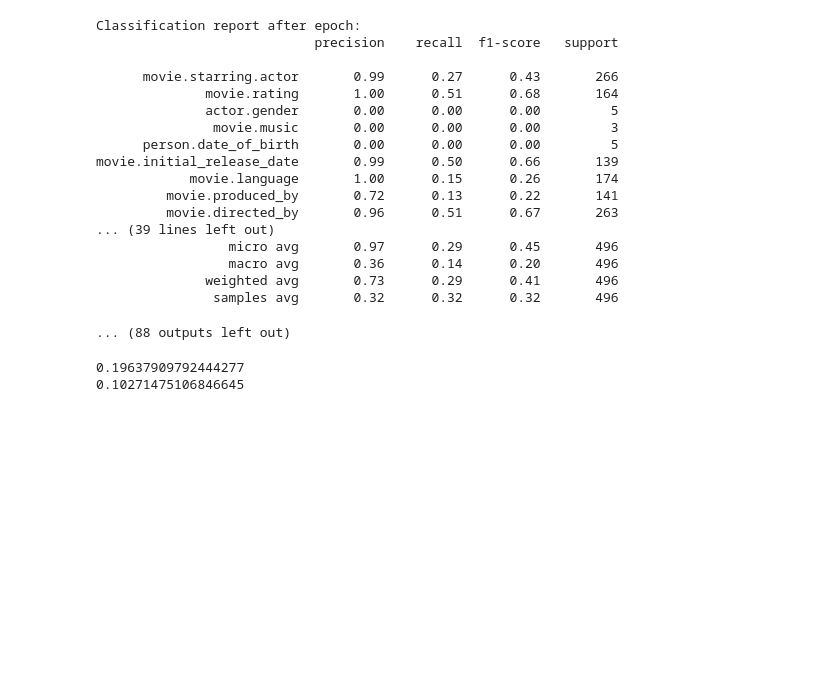
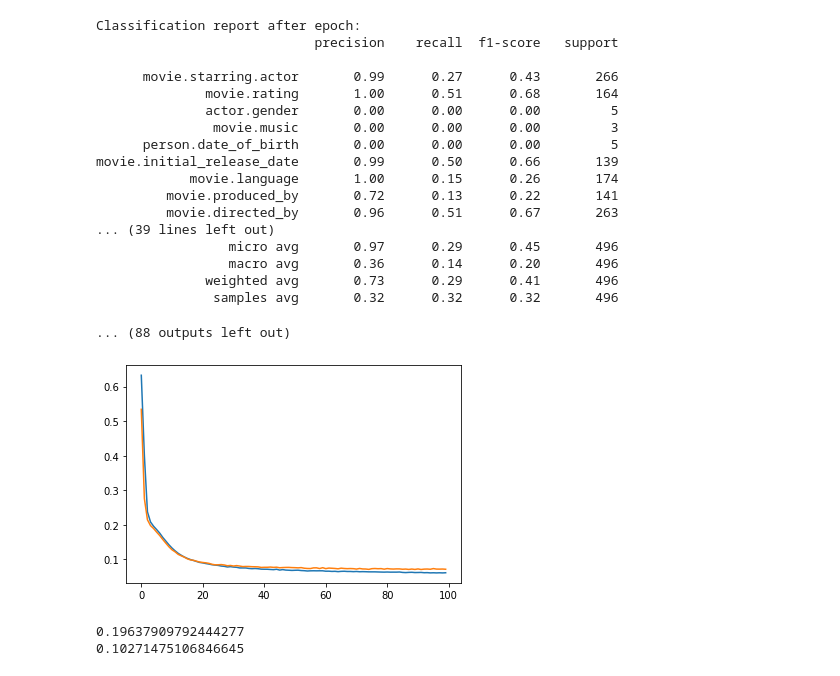
Before and after one commit to shreevigneshs/Shell_scripts, a Jupyter notebook: 1_new.ipynb, the cells around one changed output. Cells and saved outputs as stored; diff of their text form; code cells hidden in the pictures; blank space fills up the shorter version.

```diff
--- a/1_new.ipynb
+++ b/1_new.ipynb
@@ -846,3 +859,16 @@ movie.initial_release_date       0.99      0.50      0.66       139
               weighted avg       0.73      0.29      0.41       496
                samples avg       0.32      0.32      0.32       496
 ... (88 outputs left out)
+# %%
+# Training done, let's look at the loss curves
+all_train_running_losses = list(chain(train_state['train_loss']))
+all_valid_running_losses = list(chain(train_state['val_loss']))
+
+train_epoch_idx = range(len(train_state['train_loss']))
+valid_epoch_idx = range(len(train_state['val_loss']))
+# sns.lineplot(epoch_idx, all_losses)
+sns.lineplot(train_epoch_idx, all_train_running_losses)
+sns.lineplot(valid_epoch_idx, all_valid_running_losses)
+plt.show()
+# %% [output]
+[figure, added]
```
Also changed, not shown: parts of 4 cells of this notebook.
